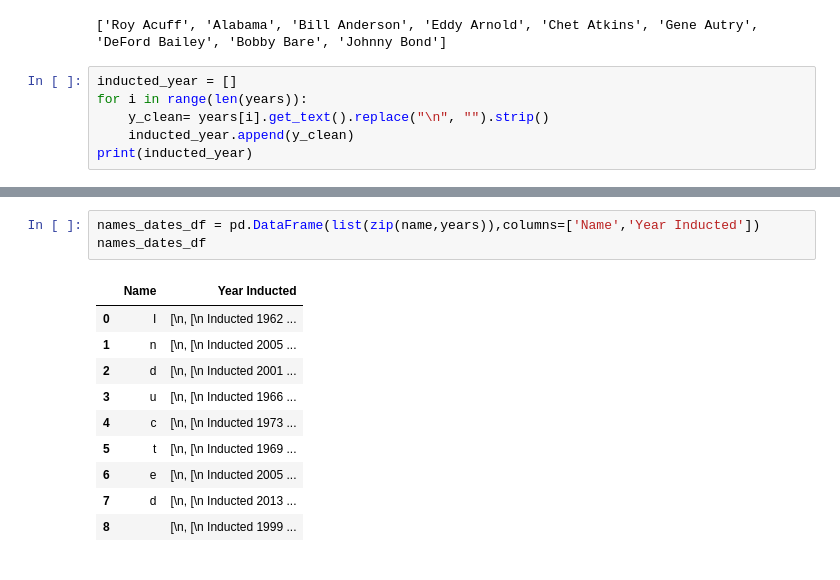
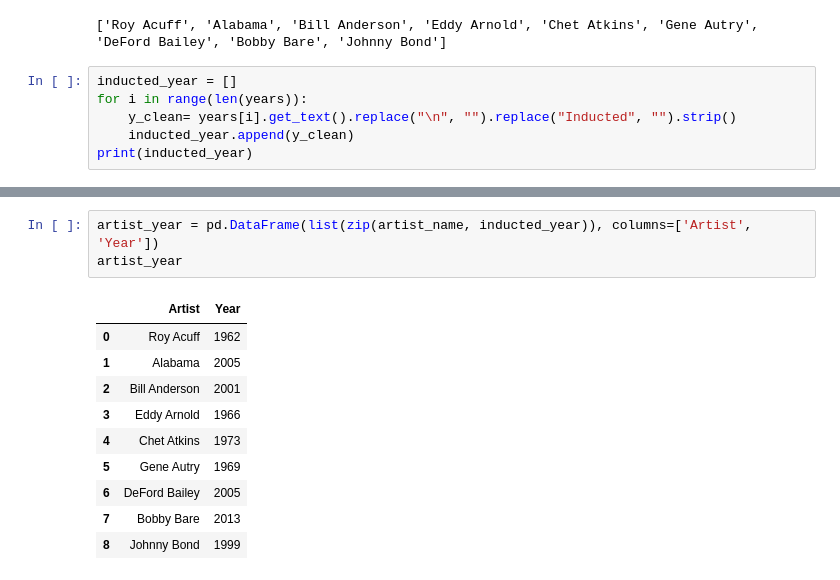
Before and after one commit to Chericehere/web-scraping-country-music-hof-Chericehere, a Jupyter notebook: Country Music Hall of Fame.ipynb, the cells around one changed output, grey strips where cells are left out. Saved outputs shown, nothing was run; the diff lists cells and outputs as text.

```diff
--- a/Country Music Hall of Fame.ipynb
+++ b/Country Music Hall of Fame.ipynb
@@ -108,7 +108,7 @@ print(artist_name)
 # %%
 inducted_year = []
 for i in range(len(years)):
-    y_clean= years[i].get_text().replace("\n", "").strip()
+    y_clean= years[i].get_text().replace("\n", "").replace("Inducted", "").strip()
     inducted_year.append(y_clean)
 print(inducted_year)
 # %% [output]
@@ -124,14 +116,14 @@ print(artists)
 # %%
-names_dates_df = pd.DataFrame(list(zip(name,years)),columns=['Name','Year Inducted'])
-names_dates_df
+artist_year = pd.DataFrame(list(zip(artist_name, inducted_year)), columns=['Artist', 'Year'])
+artist_year
 # %% [output]
-|  | Name | Year Inducted |
-| 0 | I | [\n, [\n Inducted 1962 ... |
-| 1 | n | [\n, [\n Inducted 2005 ... |
-| 2 | d | [\n, [\n Inducted 2001 ... |
-| 3 | u | [\n, [\n Inducted 1966 ... |
-| 4 | c | [\n, [\n Inducted 1973 ... |
-| 5 | t | [\n, [\n Inducted 1969 ... |
-| 6 | e | [\n, [\n Inducted 2005 ... |
-| 7 | d | [\n, [\n Inducted 2013 ... |
-| 8 |  | [\n, [\n Inducted 1999 ... |
+|  | Artist | Year |
+| 0 | Roy Acuff | 1962 |
+| 1 | Alabama | 2005 |
+| 2 | Bill Anderson | 2001 |
+| 3 | Eddy Arnold | 1966 |
+| 4 | Chet Atkins | 1973 |
+| 5 | Gene Autry | 1969 |
+| 6 | DeFord Bailey | 2005 |
+| 7 | Bobby Bare | 2013 |
+| 8 | Johnny Bond | 1999 |
```
Also changed, not shown: parts of 10 cells of this notebook.
